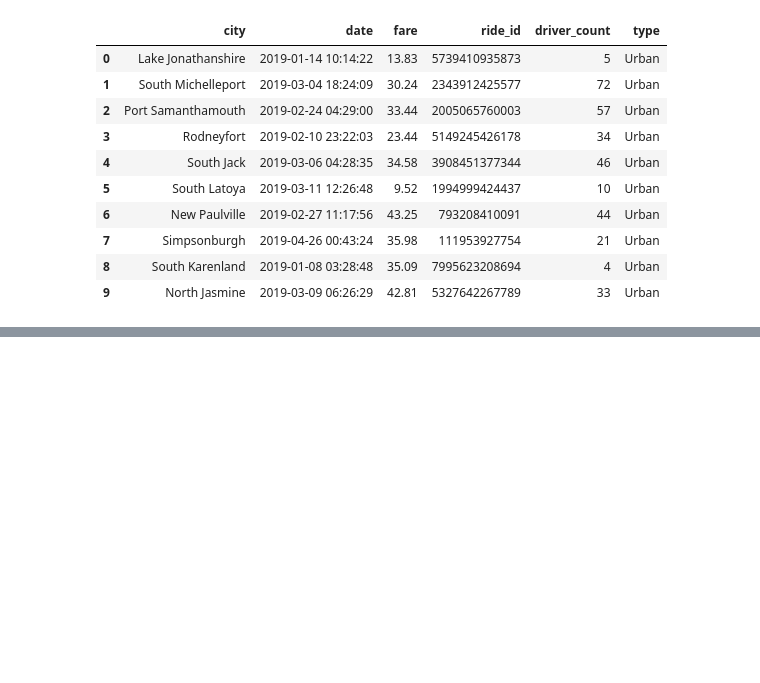
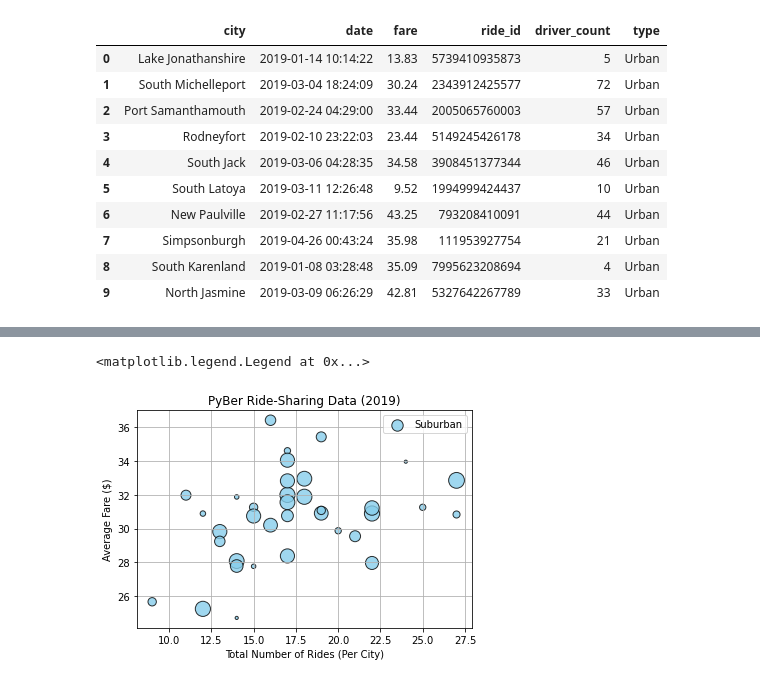
Before and after one commit to ramruph/PyBer_Analysis, a Jupyter notebook: PyBer.ipynb, the cells around one changed output, grey strips where cells are left out. Cells and saved outputs as stored; diff of their text form; code cells hidden in the pictures; blank space fills up the shorter version.

```diff
--- a/PyBer.ipynb
+++ b/PyBer.ipynb
@@ -97,0 +123,5 @@ Pyber_data_df.head(10)
+# %%
+# Create the suburban and rural ride count.
+suburban_ride_count = suburban_cities_df.groupby(["city"]).count()["ride_id"]
+
+rural_ride_count = rural_cities_df.groupby(["city"]).count()["ride_id"]
@@ -97,0 +140,3 @@ Pyber_data_df.head(10)
+# %%
+suburban_avg_fare = suburban_cities_df.groupby(["city"]).mean()["fare"]
+rural_avg_fare = rural_cities_df.groupby(["city"]).mean()["fare"]
@@ -97,0 +173,14 @@ Pyber_data_df.head(10)
+# %%
+
+plt.scatter(suburban_ride_count, suburban_avg_fare, s=10*suburban_driver_count, c="skyblue", edgecolor="black",linewidth=1,
+           alpha=.8, label="Suburban")
+
+plt.title("PyBer Ride-Sharing Data (2019)")
+plt.ylabel("Average Fare ($)")
+plt.xlabel("Total Number of Rides (Per City)")
+plt.grid()
+# Add the legend.
+plt.legend()
+# %% [output]
+<matplotlib.legend.Legend at 0x...>
+[figure, added]
```
Also changed, not shown: parts of 9 cells of this notebook, 1 other file.
